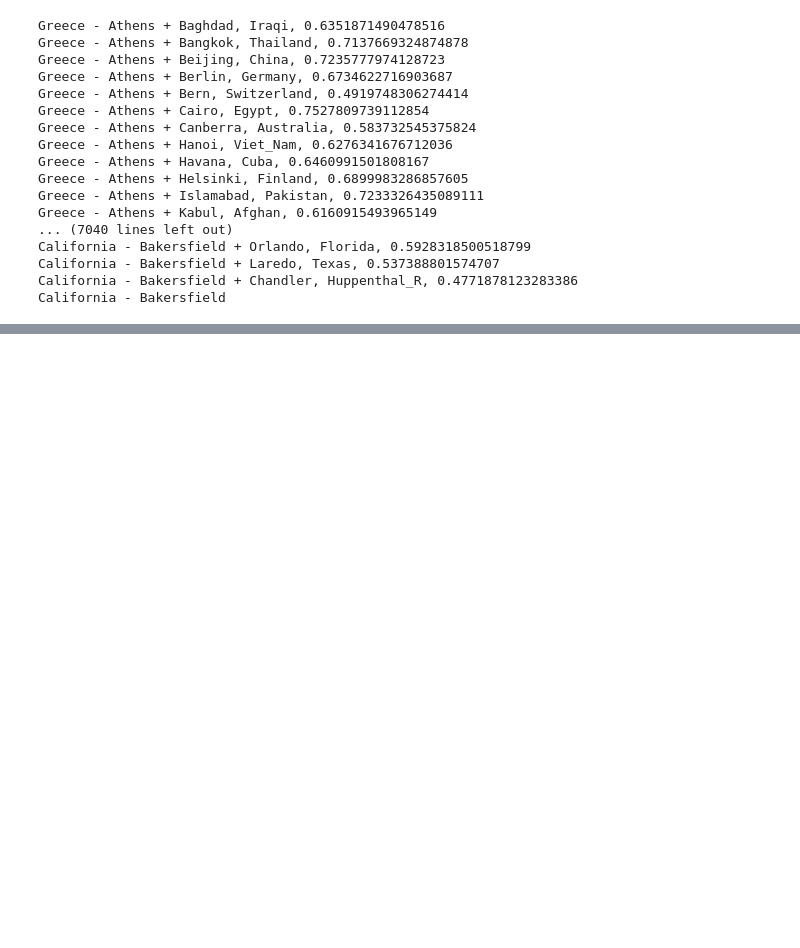
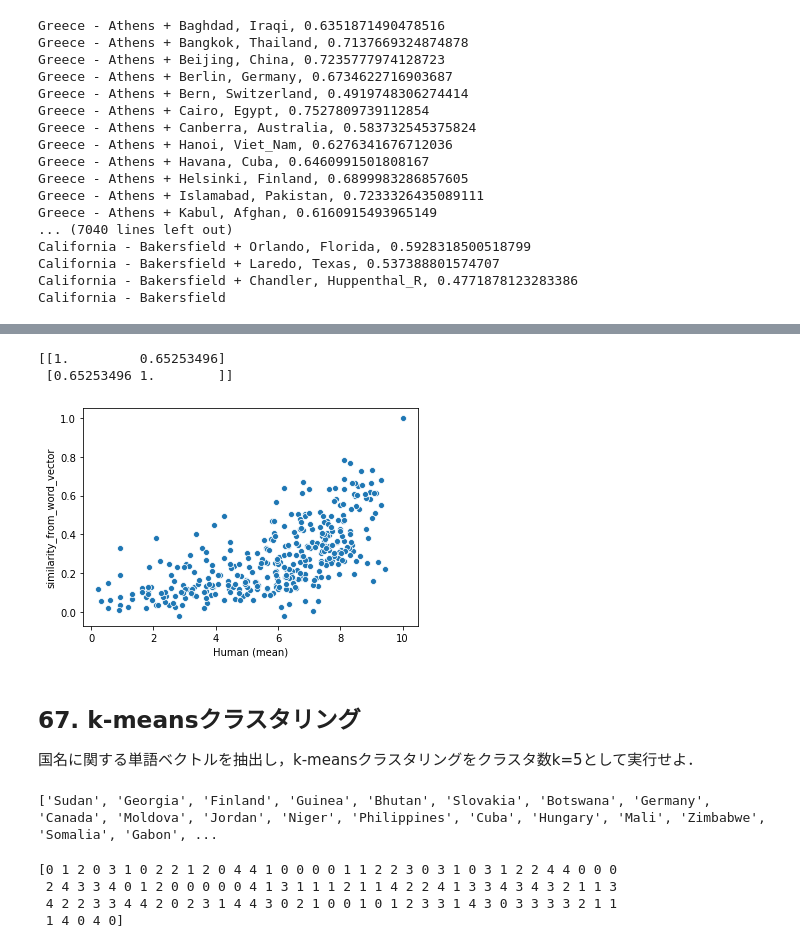
Before and after one commit to kiyohiro8/NLP_100knock, a Jupyter notebook: 第7章：単語ベクトル.ipynb, the cells around one changed output, grey strips where cells are left out. Saved outputs shown, nothing was run; the diff lists cells and outputs as text; code cells hidden in the pictures; blank space fills up the shorter version.

```diff
--- a/第7章：単語ベクトル.ipynb
+++ b/第7章：単語ベクトル.ipynb
@@ -101,0 +147,5 @@ California - Bakersfield
+# %%
+import pandas as pd
+
+df = pd.read_csv("wordsim353/combined.csv")
+df.head()
@@ -101,0 +159,9 @@ California - Bakersfield
+# %%
+def calculate_similarity(row):
+    w1 = row["Word 1"]
+    w2 = row["Word 2"]
+    sim = model.similarity(w1, w2)
+    return sim
+# %%
+df["similarity_from_word_vector"] = df.apply(calculate_similarity, axis=1)
+df.head()
@@ -101,0 +175,5 @@ California - Bakersfield
+# %%
+print(np.corrcoef(df["Human (mean)"], df["similarity_from_word_vector"]))
+# %% [output]
+[[1.         0.65253496]
+ [0.65253496 1.        ]]
@@ -101,0 +185,39 @@ California - Bakersfield
+# %%
+sns.scatterplot(df["Human (mean)"], df["similarity_from_word_vector"])
+plt.show()
+# %% [output]
+[figure, added]
+# %% [markdown]
+## 67. k-meansクラスタリング
+国名に関する単語ベクトルを抽出し，k-meansクラスタリングをクラスタ数k=5として実行せよ．
+# %%
+# 国名の取得
+# https://qiita.com/yamaru/items/822af1f7f77666381e20を参考にした。
+countries = list()
+with open('questions-words.txt') as f:
+    for line in f:
+        if "currency" in line:
+            break
+        if ":" in line:
+            continue
+        line = line.rstrip("\n")
+        line = line.split(" ")
+        countries.append(line[1])
+        countries.append(line[3])
+    countries = list(set(countries))
+
+# 単語ベクトルの取得
+countries_vec = [model[country] for country in countries]
+print(countries)
+# %% [output]
+['Sudan', 'Georgia', 'Finland', 'Guinea', 'Bhutan', 'Slovakia', 'Botswana', 'Germany', 'Canada', 'Moldova', 'Jordan', 'Niger', 'Philippines', 'Cuba', 'Hungary', 'Mali', 'Zimbabwe', 'Somalia', 'Gabon', ...
+# %%
+from sklearn.cluster import KMeans
+
+kmeans = KMeans(n_clusters=5, random_state=0).fit(countries_vec)
+print(kmeans.labels_)
+# %% [output]
+[0 1 2 0 3 1 0 2 2 1 2 0 4 4 1 0 0 0 0 1 1 2 2 3 0 3 1 0 3 1 2 2 4 4 0 0 0
+ 2 4 3 3 4 0 1 2 0 0 0 0 0 4 1 3 1 1 1 2 1 1 4 2 2 4 1 3 3 4 3 4 3 2 1 1 3
+ 4 2 2 3 3 4 4 2 0 2 3 1 4 4 3 0 2 1 0 0 1 0 1 2 3 3 1 4 3 0 3 3 3 3 2 1 1
+ 1 4 0 4 0]
```
Also changed, not shown: parts of 15 cells of this notebook.
